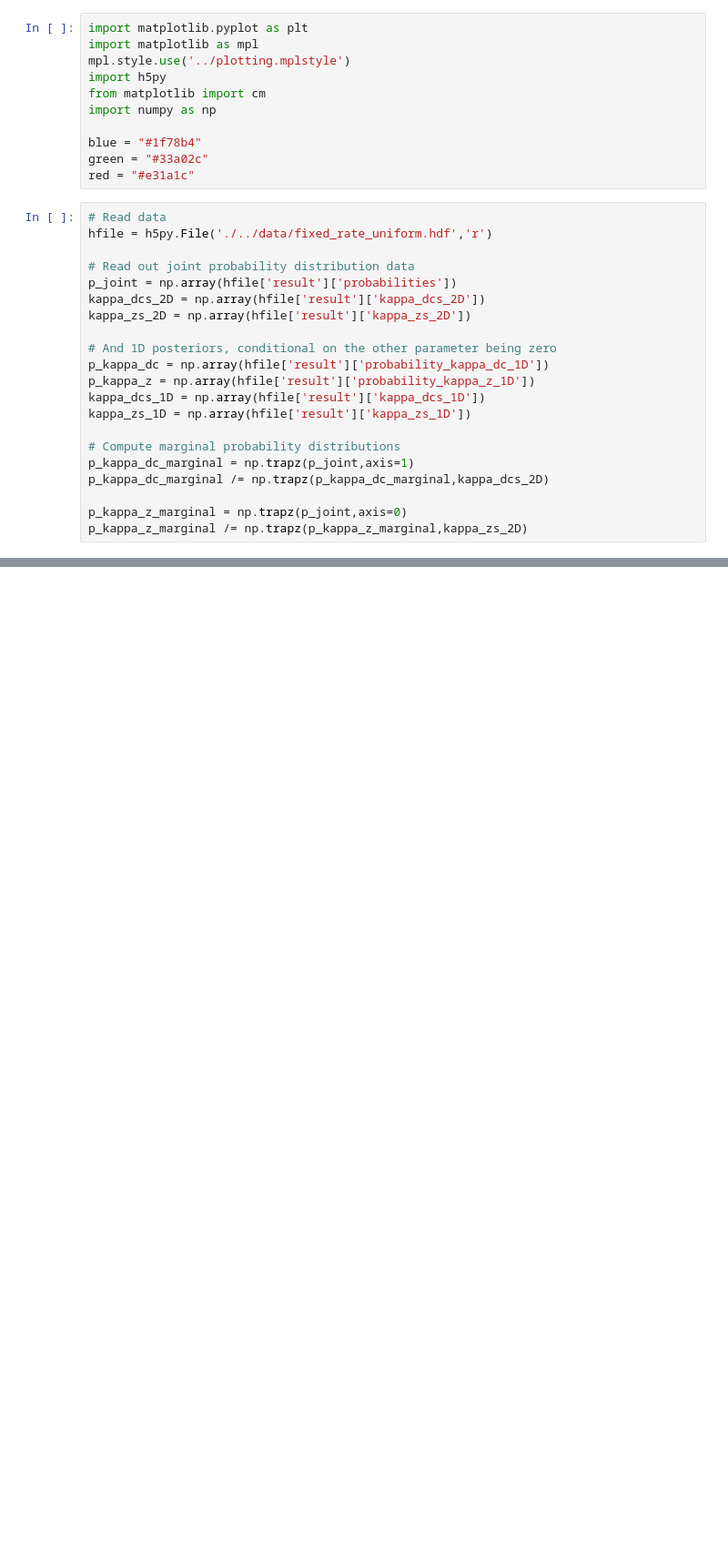
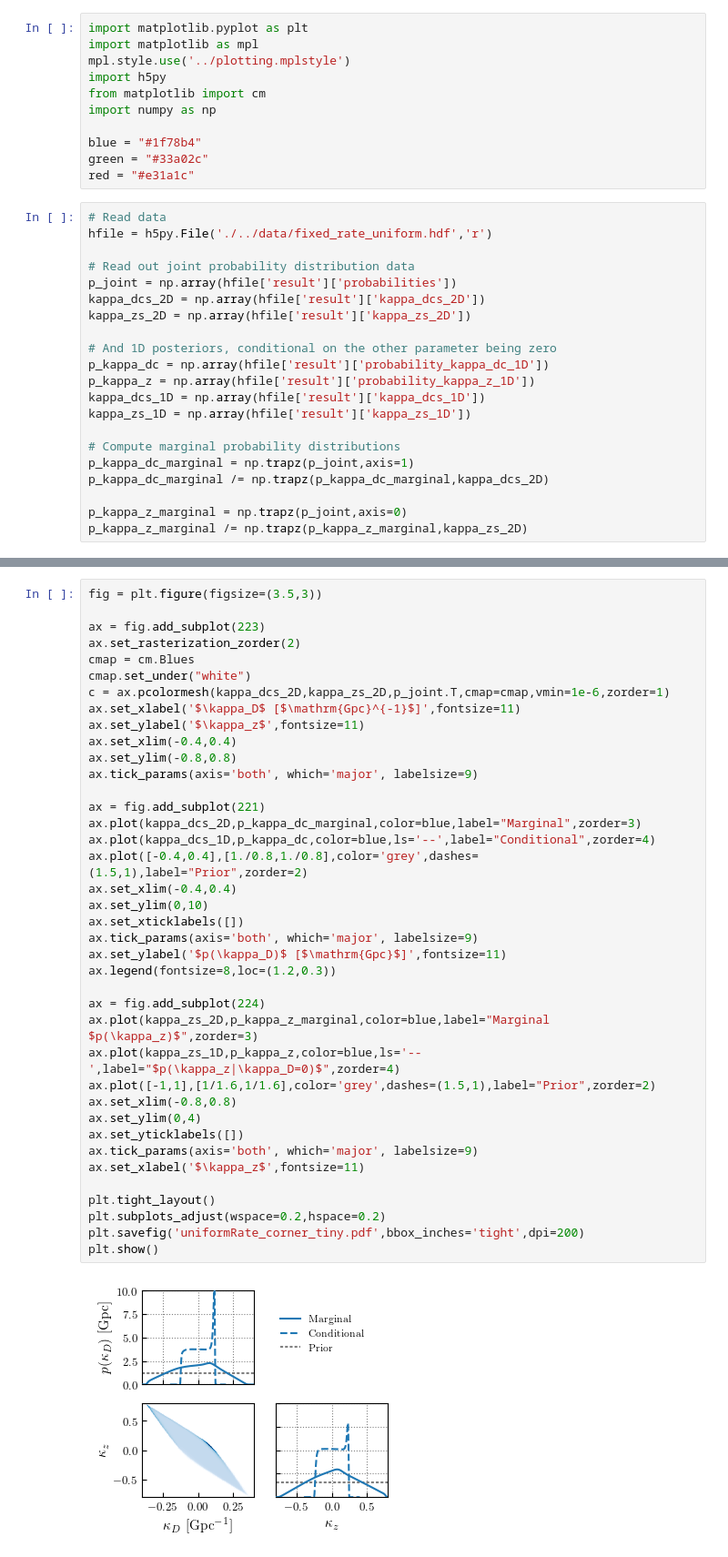
Before and after one commit to tcallister/stochastic-birefringence, a Jupyter notebook: figures/make_uniformRate_corner.ipynb, the cells around one changed output, grey strips where cells are left out. Shown at 91% size. Saved outputs shown, nothing was run; the diff lists cells and outputs as text; blank space fills up the shorter version.

```diff
--- a/figures/make_uniformRate_corner.ipynb
+++ b/figures/make_uniformRate_corner.ipynb
@@ -68,0 +104,41 @@ plt.show()
+# %%
+fig = plt.figure(figsize=(3.5,3))
+
+ax = fig.add_subplot(223)
+ax.set_rasterization_zorder(2)
+cmap = cm.Blues
+cmap.set_under("white")
+c = ax.pcolormesh(kappa_dcs_2D,kappa_zs_2D,p_joint.T,cmap=cmap,vmin=1e-6,zorder=1)
+ax.set_xlabel('$\kappa_D$ [$\mathrm{Gpc}^{-1}$]',fontsize=11)
+ax.set_ylabel('$\kappa_z$',fontsize=11)
+ax.set_xlim(-0.4,0.4)
+ax.set_ylim(-0.8,0.8)
+ax.tick_params(axis='both', which='major', labelsize=9)
+
+ax = fig.add_subplot(221)
+ax.plot(kappa_dcs_2D,p_kappa_dc_marginal,color=blue,label="Marginal",zorder=3)
+ax.plot(kappa_dcs_1D,p_kappa_dc,color=blue,ls='--',label="Conditional",zorder=4)
+ax.plot([-0.4,0.4],[1./0.8,1./0.8],color='grey',dashes=(1.5,1),label="Prior",zorder=2)
+ax.set_xlim(-0.4,0.4)
+ax.set_ylim(0,10)
+ax.set_xticklabels([])
+ax.tick_params(axis='both', which='major', labelsize=9)
+ax.set_ylabel('$p(\kappa_D)$ [$\mathrm{Gpc}$]',fontsize=11)
+ax.legend(fontsize=8,loc=(1.2,0.3))
+
+ax = fig.add_subplot(224)
+ax.plot(kappa_zs_2D,p_kappa_z_marginal,color=blue,label="Marginal $p(\kappa_z)$",zorder=3)
+ax.plot(kappa_zs_1D,p_kappa_z,color=blue,ls='--',label="$p(\kappa_z|\kappa_D=0)$",zorder=4)
+ax.plot([-1,1],[1/1.6,1/1.6],color='grey',dashes=(1.5,1),label="Prior",zorder=2)
+ax.set_xlim(-0.8,0.8)
+ax.set_ylim(0,4)
+ax.set_yticklabels([])
+ax.tick_params(axis='both', which='major', labelsize=9)
+ax.set_xlabel('$\kappa_z$',fontsize=11)
+
+plt.tight_layout()
+plt.subplots_adjust(wspace=0.2,hspace=0.2)
+plt.savefig('uniformRate_corner_tiny.pdf',bbox_inches='tight',dpi=200)
+plt.show()
+# %% [output]
+[figure, added]
```
Also changed, not shown: parts of 4 cells of this notebook, 11 other files.
